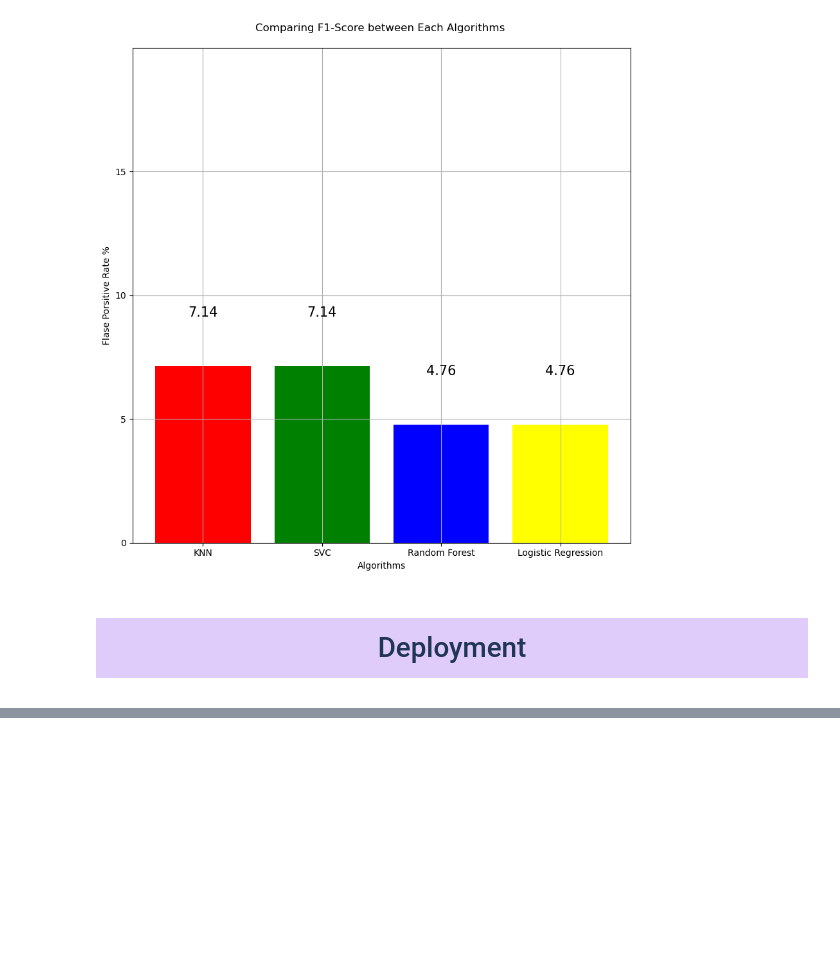
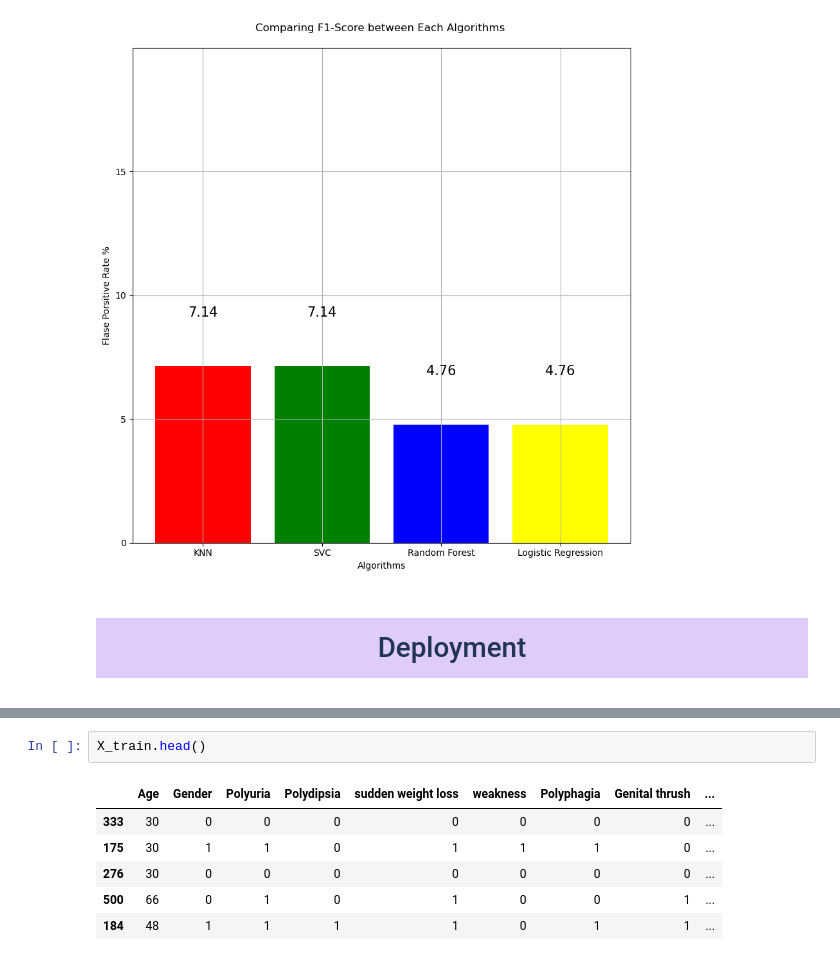
Before and after one commit to JEHewkareun/DataScience, a Jupyter notebook: Data Science Assignment - Diabetes.ipynb, the cells around one changed output, grey strips where cells are left out. Drawn from its saved outputs; the diff is of its cells as text; blank space fills up the shorter version.

```diff
--- a/Data Science Assignment - Diabetes.ipynb
+++ b/Data Science Assignment - Diabetes.ipynb
@@ -896,0 +909,9 @@ plt.show()
+# %%
+X_train.head()
+# %% [output]
+|  | Age | Gender | Polyuria | Polydipsia | sudden weight loss | weakness | Polyphagia | Genital thrush | ... |
+| 333 | 30 | 0 | 0 | 0 | 0 | 0 | 0 | 0 | ... |
+| 175 | 30 | 1 | 1 | 0 | 1 | 1 | 1 | 0 | ... |
+| 276 | 30 | 0 | 0 | 0 | 0 | 0 | 0 | 0 | ... |
+| 500 | 66 | 0 | 1 | 0 | 1 | 0 | 0 | 1 | ... |
+| 184 | 48 | 1 | 1 | 1 | 1 | 0 | 1 | 1 | ... |
```
Also changed, not shown: parts of 6 cells of this notebook, 1 other file.
